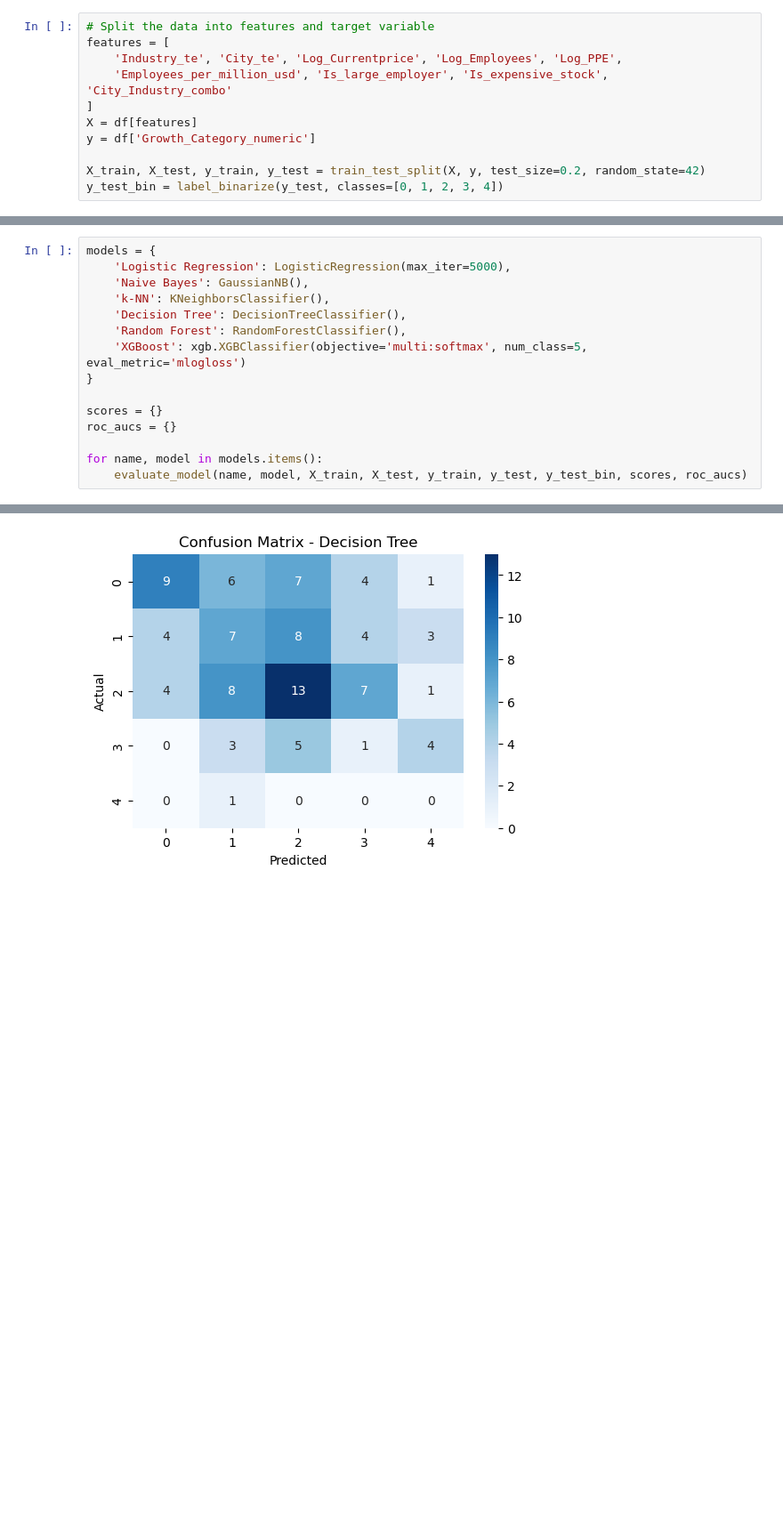
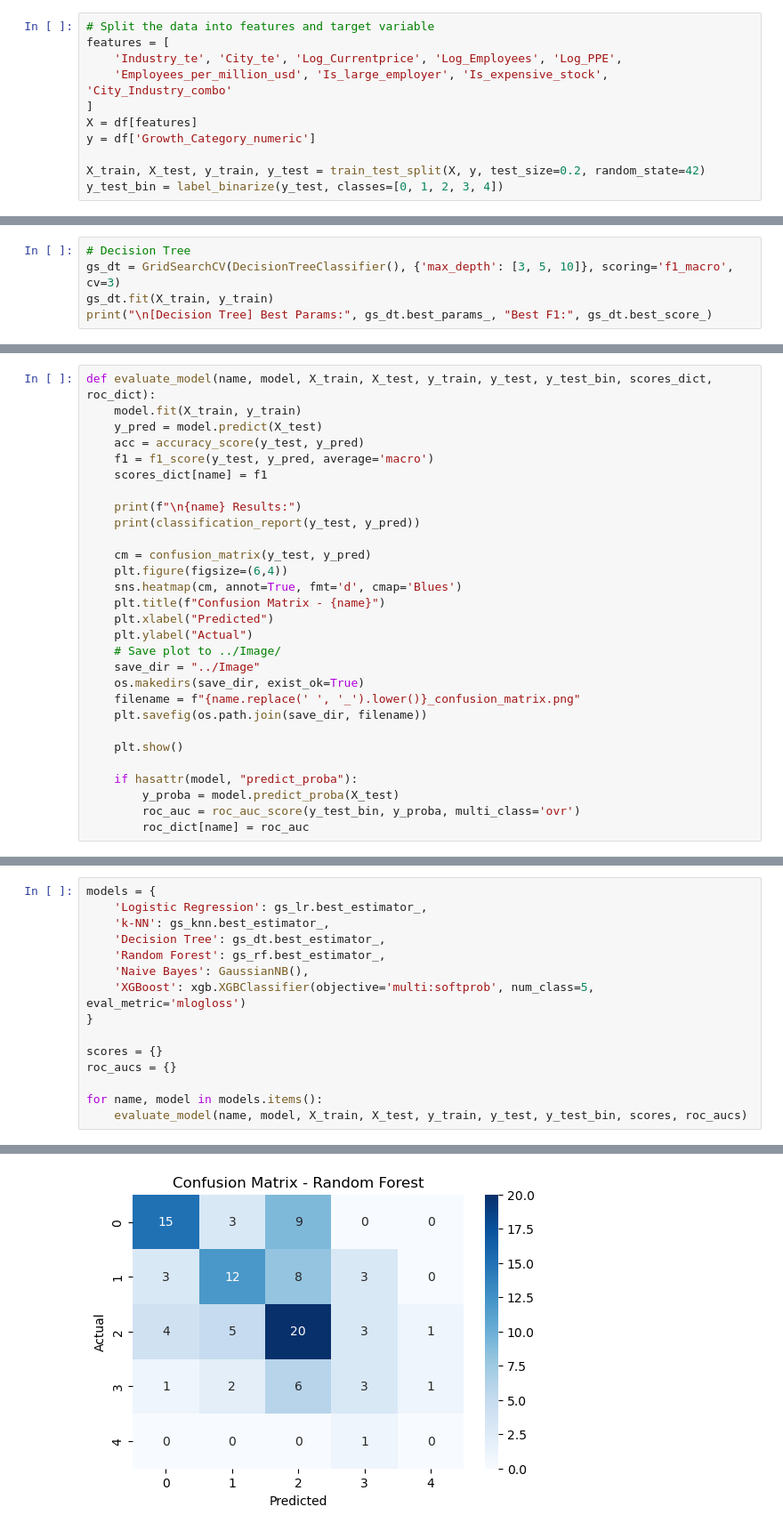
Before and after one commit to Welkiiii/Group2_S-P500, a Jupyter notebook: Data_mining/model_training.ipynb, the cells around one changed output, grey strips where cells are left out. Shown: that part at 89% size. Drawn from its saved outputs; the diff is of its cells as text; blank space fills up the shorter version.

```diff
--- a/Data_mining/model_training.ipynb
+++ b/Data_mining/model_training.ipynb
@@ -73,0 +74,5 @@ def evaluate_model(name, model, X_train, X_test, y_train, y_test, y_test_bin, sc
+# %%
+# Decision Tree
+gs_dt = GridSearchCV(DecisionTreeClassifier(), {'max_depth': [3, 5, 10]}, scoring='f1_macro', cv=3)
+gs_dt.fit(X_train, y_train)
+print("\n[Decision Tree] Best Params:", gs_dt.best_params_, "Best F1:", gs_dt.best_score_)
@@ -75,0 +93,29 @@ def evaluate_model(name, model, X_train, X_test, y_train, y_test, y_test_bin, sc
+# %%
+def evaluate_model(name, model, X_train, X_test, y_train, y_test, y_test_bin, scores_dict, roc_dict):
+    model.fit(X_train, y_train)
+    y_pred = model.predict(X_test)
+    acc = accuracy_score(y_test, y_pred)
+    f1 = f1_score(y_test, y_pred, average='macro')
+    scores_dict[name] = f1
+
+    print(f"\n{name} Results:")
+    print(classification_report(y_test, y_pred))
+
+    cm = confusion_matrix(y_test, y_pred)
+    plt.figure(figsize=(6,4))
+    sns.heatmap(cm, annot=True, fmt='d', cmap='Blues')
+    plt.title(f"Confusion Matrix - {name}")
+    plt.xlabel("Predicted")
+    plt.ylabel("Actual")
+    # Save plot to ../Image/
+    save_dir = "../Image"
+    os.makedirs(save_dir, exist_ok=True)
+    filename = f"{name.replace(' ', '_').lower()}_confusion_matrix.png"
+    plt.savefig(os.path.join(save_dir, filename))
+
+    plt.show()
+
+    if hasattr(model, "predict_proba"):
+        y_proba = model.predict_proba(X_test)
+        roc_auc = roc_auc_score(y_test_bin, y_proba, multi_class='ovr')
+        roc_dict[name] = roc_auc
@@ -76,11 +124,11 @@ def evaluate_model(name, model, X_train, X_test, y_train, y_test, y_test_bin, sc
 # %%
 models = {
-    'Logistic Regression': LogisticRegression(max_iter=5000),
+    'Logistic Regression': gs_lr.best_estimator_,
+    'k-NN': gs_knn.best_estimator_,
+    'Decision Tree': gs_dt.best_estimator_,
+    'Random Forest': gs_rf.best_estimator_,
     'Naive Bayes': GaussianNB(),
-    'k-NN': KNeighborsClassifier(),
-    'Decision Tree': DecisionTreeClassifier(),
-    'Random Forest': RandomForestClassifier(),
-    'XGBoost': xgb.XGBClassifier(objective='multi:softmax', num_class=5, eval_metric='mlogloss')
+    'XGBoost': xgb.XGBClassifier(objective='multi:softprob', num_class=5, eval_metric='mlogloss')
 }
 
 scores = {}
@@ -143 +191 @@ weighted avg       0.35      0.30      0.32       100
-[figure, old version]
+[figure, new version]
```
Also changed, not shown: parts of 22 cells of this notebook, 8 other files.
